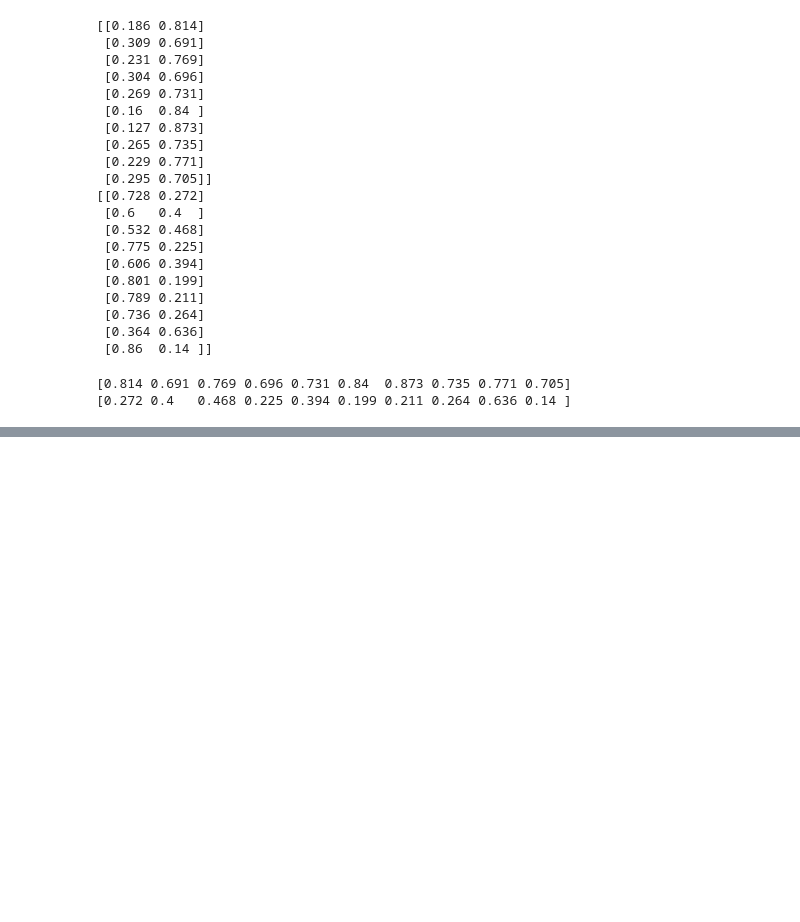
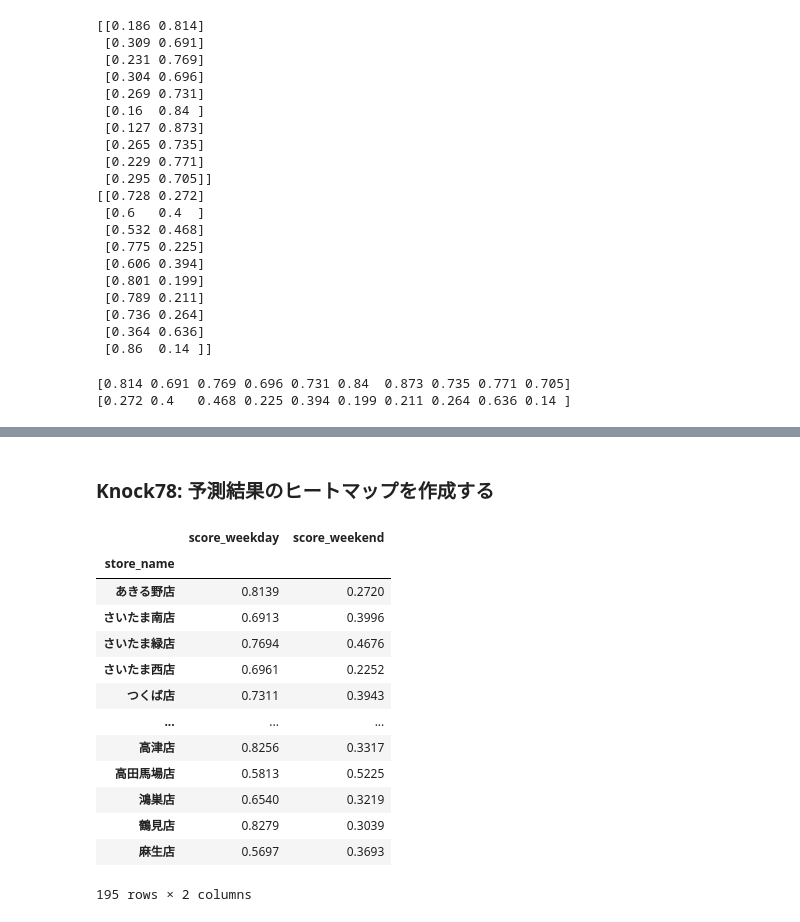
Before and after one commit to ginmaruGH/python-practical-machine-learning-system-100knocks, a Jupyter notebook: ch08/ch08.ipynb, the cells around one changed output, grey strips where cells are left out. Drawn from its saved outputs; the diff is of its cells as text; code cells hidden in the pictures; blank space fills up the shorter version.

Commit message:
Knock78: 予測結果のヒートマップを作成する

```diff
--- a/ch08/ch08.ipynb
+++ b/ch08/ch08.ipynb
@@ -366,3 +372,27 @@ display(pred)
 | 193 | 1.0000 | 0.0000 | 0.8279 | 0.3039 | 鶴見店 | 202003 |
 | 194 | 1.0000 | 0.0000 | 0.5697 | 0.3693 | 麻生店 | 202003 |
 195 rows × 6 columns
+# %% [markdown]
+### Knock78: 予測結果のヒートマップを作成する
+# %%
+# 予測確率のヒートマップ用データ作成
+
+pred_viz = pred[["store_name", "score_weekday", "score_weekend"]].copy()
+pred_viz.set_index("store_name", inplace=True)
+
+display(pred_viz)
+# %% [output]
+|  | score_weekday | score_weekend |
+| store_name |  |  |
+| あきる野店 | 0.8139 | 0.2720 |
+| さいたま南店 | 0.6913 | 0.3996 |
+| さいたま緑店 | 0.7694 | 0.4676 |
+| さいたま西店 | 0.6961 | 0.2252 |
+| つくば店 | 0.7311 | 0.3943 |
+| ... | ... | ... |
+| 高津店 | 0.8256 | 0.3317 |
+| 高田馬場店 | 0.5813 | 0.5225 |
+| 鴻巣店 | 0.6540 | 0.3219 |
+| 鶴見店 | 0.8279 | 0.3039 |
+| 麻生店 | 0.5697 | 0.3693 |
+195 rows × 2 columns
```
Also changed, not shown: parts of 3 cells of this notebook.
